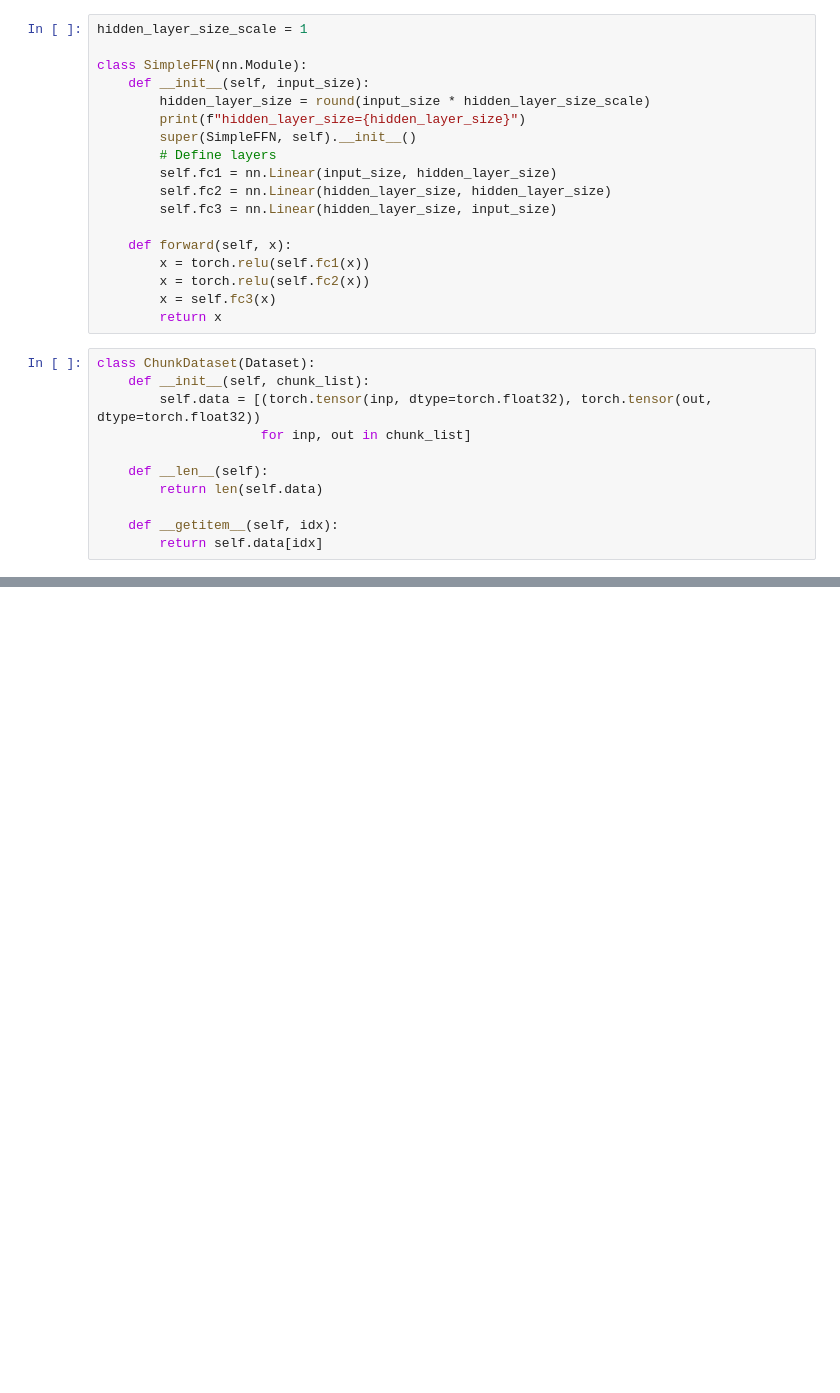
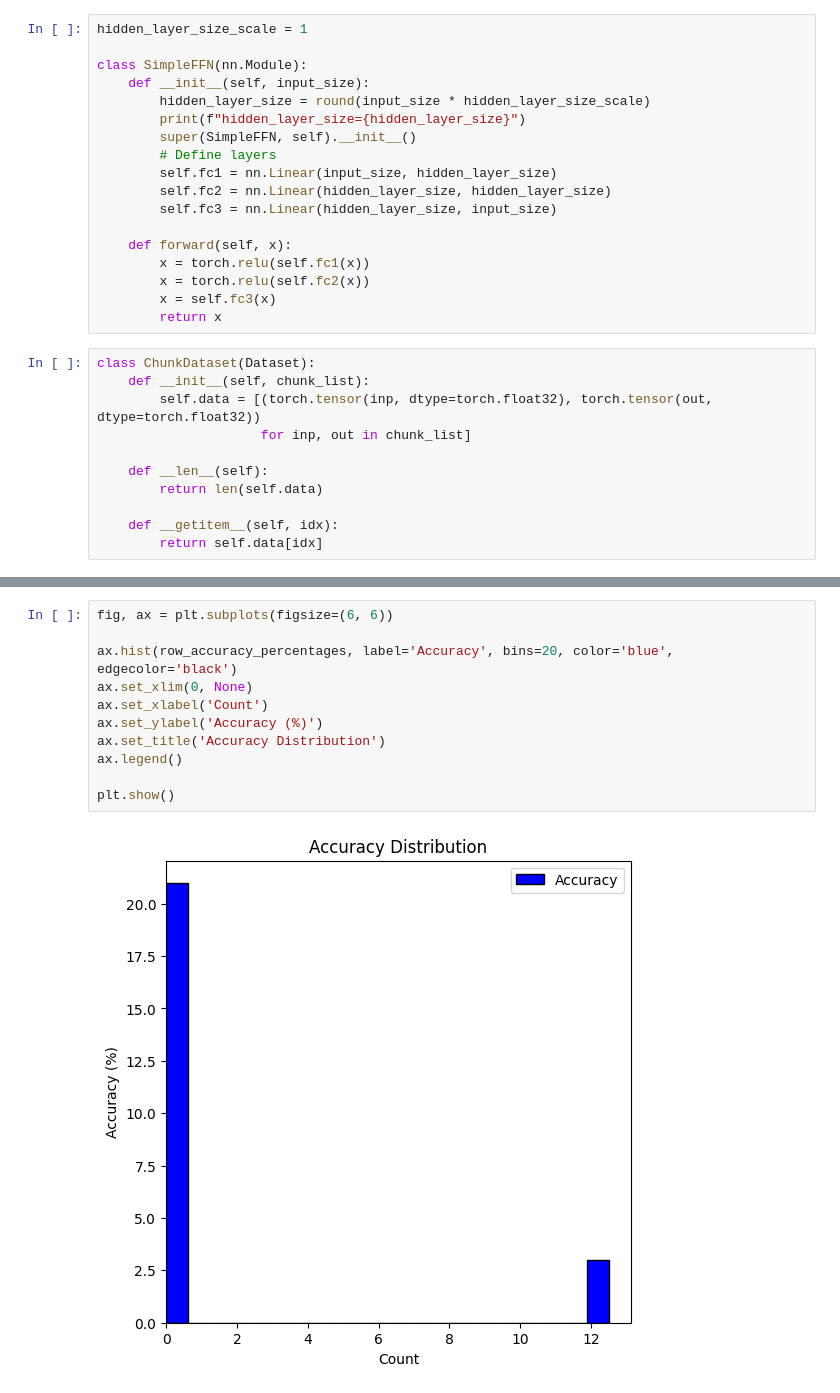
Before and after one commit to rkaganda/minecraft_dreaming, a Jupyter notebook: chunk_sequences.ipynb, the cells around one changed output, grey strips where cells are left out. Cells and saved outputs as stored; diff of their text form; blank space fills up the shorter version.

```diff
--- a/chunk_sequences.ipynb
+++ b/chunk_sequences.ipynb
@@ -236,0 +292,13 @@ plt.show()
+# %%
+fig, ax = plt.subplots(figsize=(6, 6))
+
+ax.hist(row_accuracy_percentages, label='Accuracy', bins=20, color='blue', edgecolor='black')
+ax.set_xlim(0, None)
+ax.set_xlabel('Count')
+ax.set_ylabel('Accuracy (%)')
+ax.set_title('Accuracy Distribution')
+ax.legend()
+
+plt.show()
+# %% [output]
+[figure, added]
```
Also changed, not shown: parts of 7 cells of this notebook.
